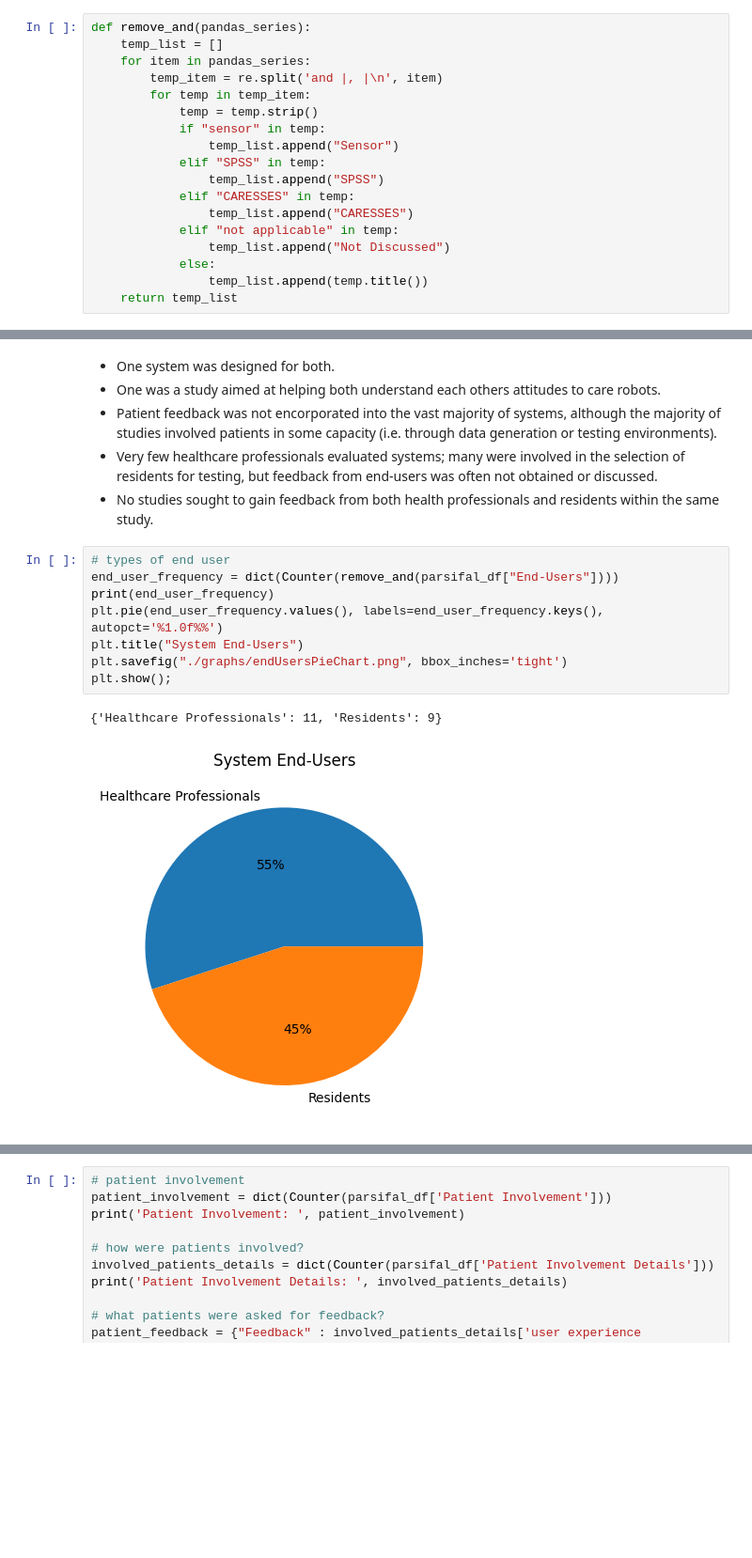
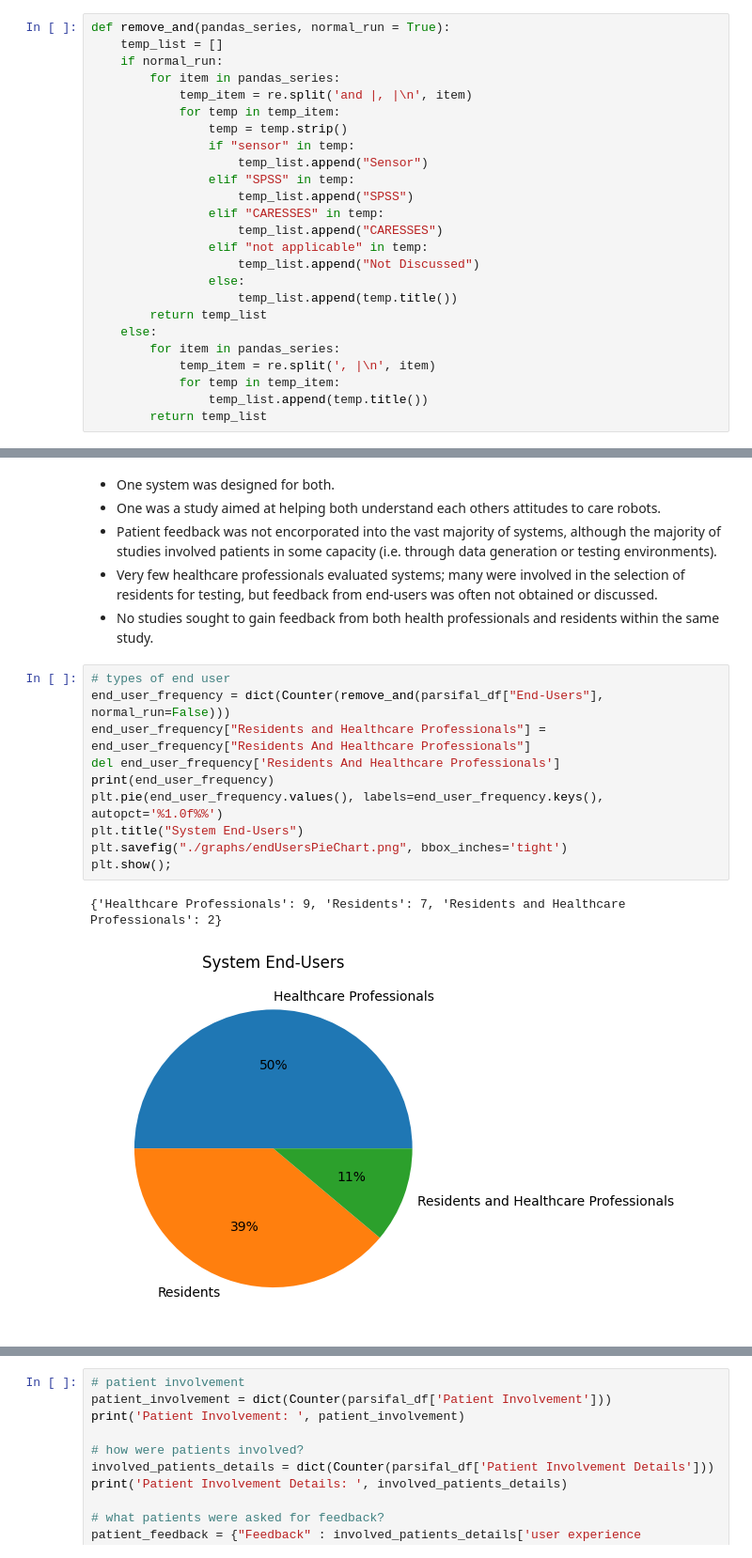
Before and after one commit to isabel-ronan/reviewNursingHomeAI, a Jupyter notebook: data_analysis.ipynb, the cells around one changed output, grey strips where cells are left out. Shown at 94% size. Saved outputs shown, nothing was run; the diff lists cells and outputs as text; blank space fills up the shorter version.

Commit message:
minor-graph-adjustments

```diff
--- a/data_analysis.ipynb
+++ b/data_analysis.ipynb
@@ -274,23 +274,30 @@ plt.show();
 ### F - Findings
 - Sensors, robots, and pre-existing smart devices played key roles in many studies.
 # %%
-def remove_and(pandas_series):
+def remove_and(pandas_series, normal_run = True):
     temp_list = []
-    for item in pandas_series:
-        temp_item = re.split('and |, |\n', item)
-        for temp in temp_item:
-            temp = temp.strip()
-            if "sensor" in temp:
-                temp_list.append("Sensor")
-            elif "SPSS" in temp:
-                temp_list.append("SPSS")
-            elif "CARESSES" in temp:
-                temp_list.append("CARESSES")
-            elif "not applicable" in temp:
-                temp_list.append("Not Discussed")
-            else:
+    if normal_run:
+        for item in pandas_series:
+            temp_item = re.split('and |, |\n', item)
+            for temp in temp_item:
+                temp = temp.strip()
+                if "sensor" in temp:
+                    temp_list.append("Sensor")
+                elif "SPSS" in temp:
+                    temp_list.append("SPSS")
+                elif "CARESSES" in temp:
+                    temp_list.append("CARESSES")
+                elif "not applicable" in temp:
+                    temp_list.append("Not Discussed")
+                else:
+                    temp_list.append(temp.title())
+        return temp_list
+    else:
+        for item in pandas_series:
+            temp_item = re.split(', |\n', item)
+            for temp in temp_item:
                 temp_list.append(temp.title())
-    return temp_list
+        return temp_list
 # %%
 
 hardware = remove_and(parsifal_df['Hardware'])
@@ -459,15 +466,17 @@ plt.show();
 - No studies sought to gain feedback from both health professionals and residents within the same study.
 # %%
 # types of end user
-end_user_frequency = dict(Counter(remove_and(parsifal_df["End-Users"])))
+end_user_frequency = dict(Counter(remove_and(parsifal_df["End-Users"], normal_run=False)))
+end_user_frequency["Residents and Healthcare Professionals"] = end_user_frequency["Residents And Healthcare Professionals"]
+del end_user_frequency['Residents And Healthcare Professionals']
 print(end_user_frequency)
 plt.pie(end_user_frequency.values(), labels=end_user_frequency.keys(), autopct='%1.0f%%')
 plt.title("System End-Users")
 plt.savefig("./graphs/endUsersPieChart.png", bbox_inches='tight')
 plt.show();
 # %% [output]
-{'Healthcare Professionals': 11, 'Residents': 9}
+{'Healthcare Professionals': 9, 'Residents': 7, 'Residents and Healthcare Professionals': 2}
-[figure, old version]
+[figure, new version]
 # %%
 # types of nursing home resident
 residents = dict(Counter(remove_and(parsifal_df["Type of Resident"])))
```
Also changed, not shown: parts of 7 cells of this notebook, 6 other files.
